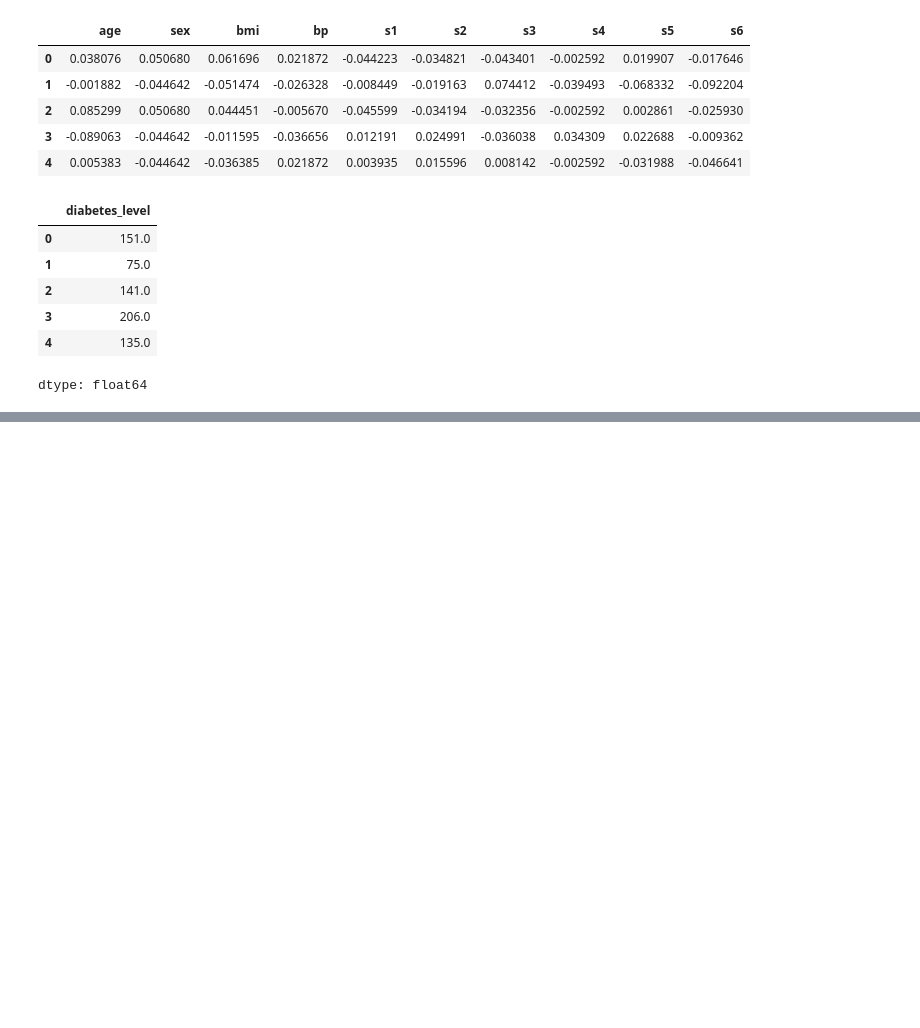
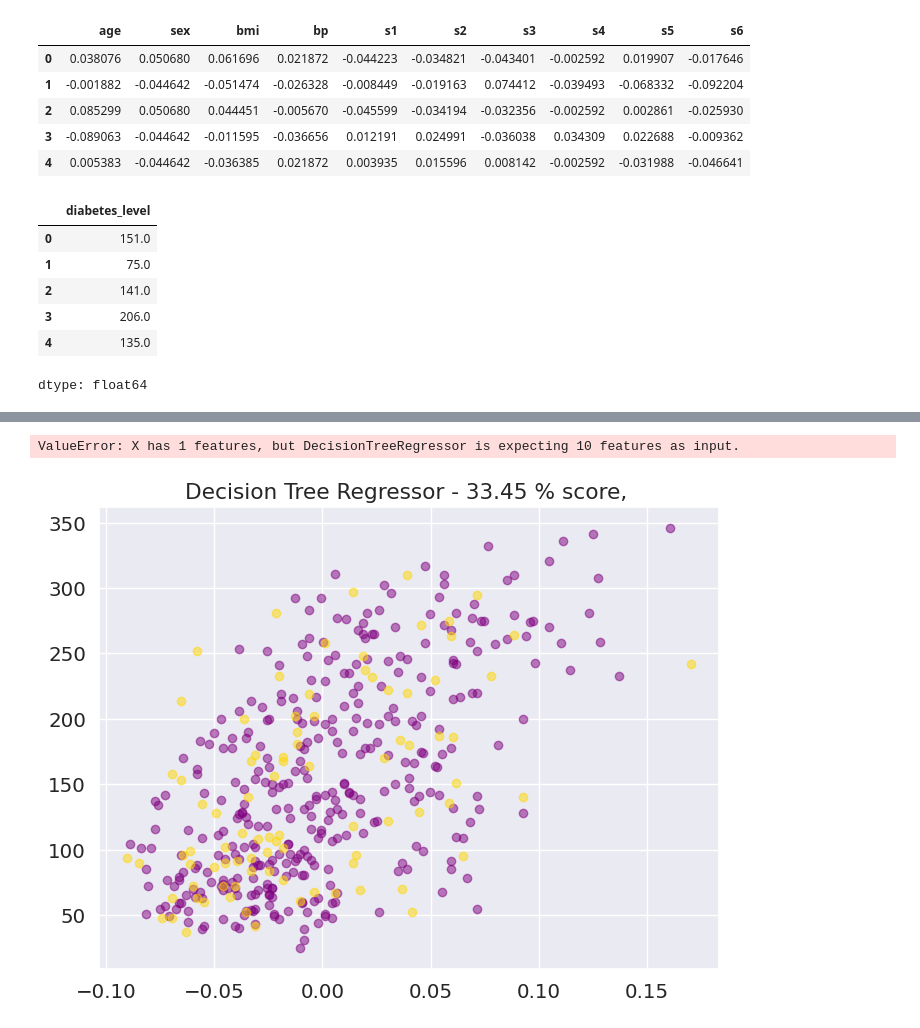
Before and after one commit to davidofitaly/05_decision_tree_regression_projects, a Jupyter notebook: Untitled288.ipynb, the cells around one changed output, grey strips where cells are left out. Cells and saved outputs as stored; diff of their text form; code cells hidden in the pictures; blank space fills up the shorter version.

```diff
--- a/Untitled288.ipynb
+++ b/Untitled288.ipynb
@@ -262,0 +324,13 @@ dtype: float64
+# %%
+plot_data = np.arange(-3, 3, 0.01).reshape(-1, 1)
+
+# Create a plot to visualize the training and test data alongside the decision tree's predictions
+plt.figure(figsize=(8,6))
+plt.title(f'Decision Tree Regressor - {regressor_tree.score(X_test, y_test)* 100:.2f} % score, ')
+plt.scatter(X_train['bmi'], y_train, label='feature training collection', color='purple', alpha=0.5)
+plt.scatter(X_test['bmi'], y_test, label='feature test collection', color='gold', alpha=0.5)
+plt.legend()
+plt.show()
+# %% [output]
+ValueError: X has 1 features, but DecisionTreeRegressor is expecting 10 features as input.
+[figure, added]
```
Also changed, not shown: parts of 9 cells of this notebook.
